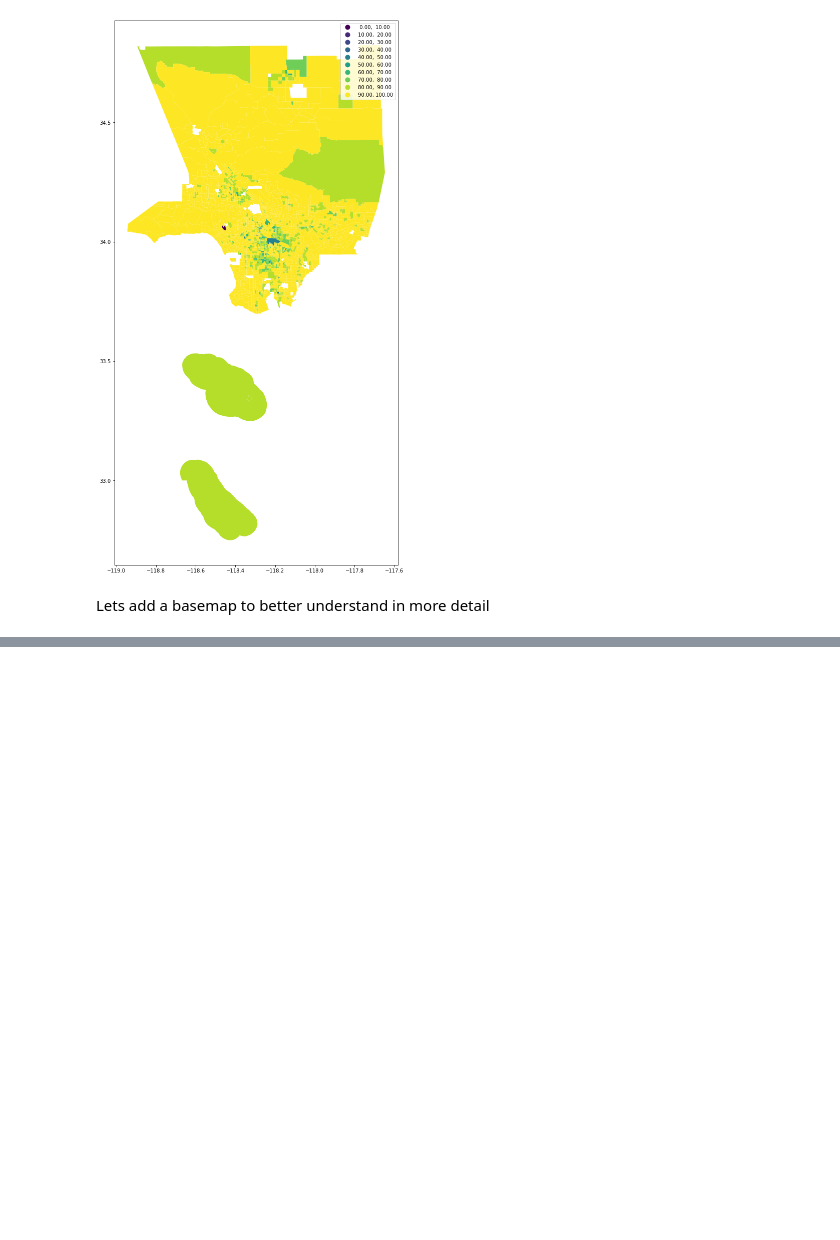
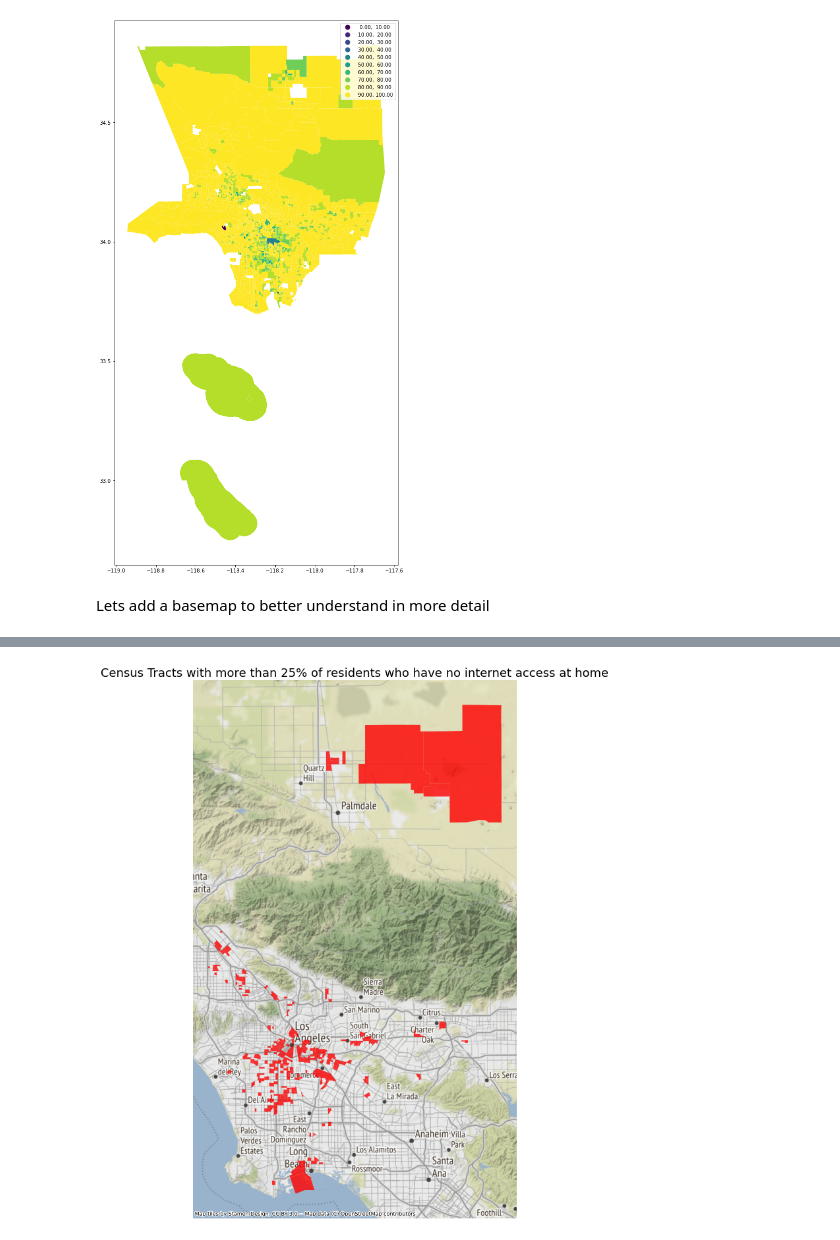
Before and after one commit to cristemc/up206a-michael, a Jupyter notebook: Week_03/census_exploration.ipynb, the cells around one changed output, grey strips where cells are left out. Cells and saved outputs as stored; diff of their text form; code cells hidden in the pictures; blank space fills up the shorter version.

```diff
--- a/Week_03/census_exploration.ipynb
+++ b/Week_03/census_exploration.ipynb
@@ -559,0 +584,11 @@ Text(0.5, 1.0, 'Percent of residents with an income over $75,000 with a Broadban
+# %%
+#Next, I will add the basemap
+hh_web_mercator = hh_adoption.to_crs(epsg=3857)
+# %%
+fig, ax = plt.subplots(figsize=(15, 15))
+hh_web_mercator[hh_web_mercator['Percent No Internet access'] > 25].plot(ax=ax, alpha=0.8, color='red')
+ax.axis('off')
+ax.set_title('Census Tracts with more than 25% of residents who have no internet access at home', fontsize=18)
+ctx.add_basemap(ax)
+# %% [output]
+[figure, added]
```
Also changed, not shown: parts of 6 cells of this notebook.
